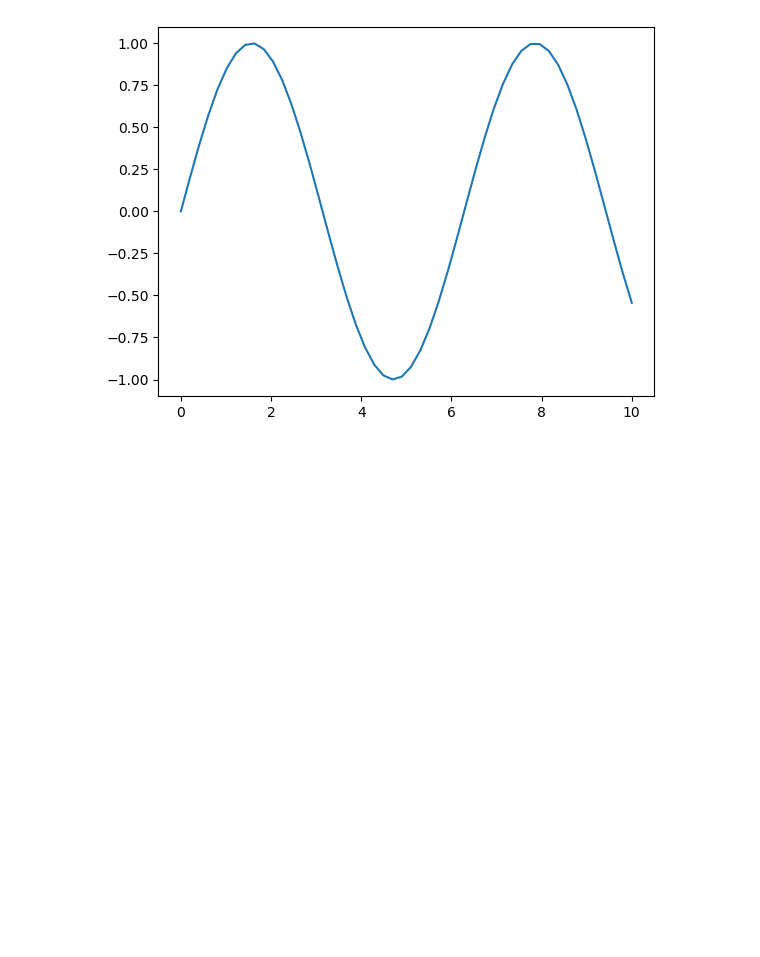
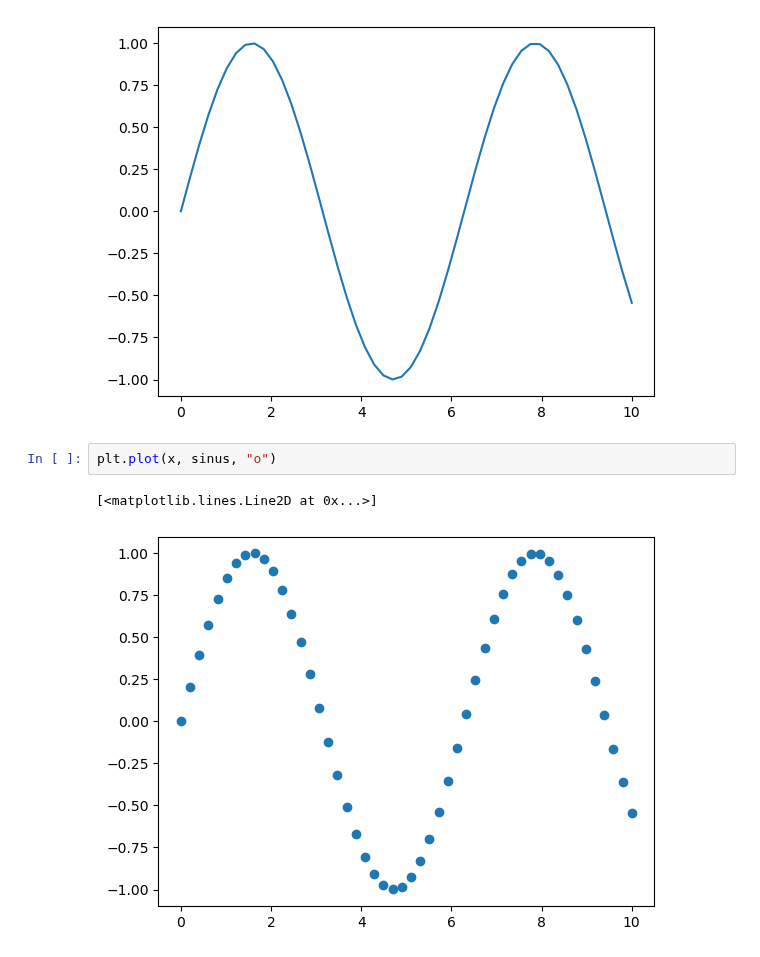
Before and after one commit to toarnabtrainer/AEC_ML_With_Python_August_2024, a Jupyter notebook: Data visualization.ipynb, the cells around one changed output. Cells and saved outputs as stored; diff of their text form; blank space fills up the shorter version.

```diff
--- a/Data visualization.ipynb
+++ b/Data visualization.ipynb
@@ -39,3 +39,8 @@ plt.plot(x, sinus)
 # %% [output]
 [<matplotlib.lines.Line2D at 0x...>]
 [figure]
+# %%
+plt.plot(x, sinus, "o")
+# %% [output]
+[<matplotlib.lines.Line2D at 0x...>]
+[figure, added]
```
Also changed, not shown: parts of 9 cells of this notebook.
